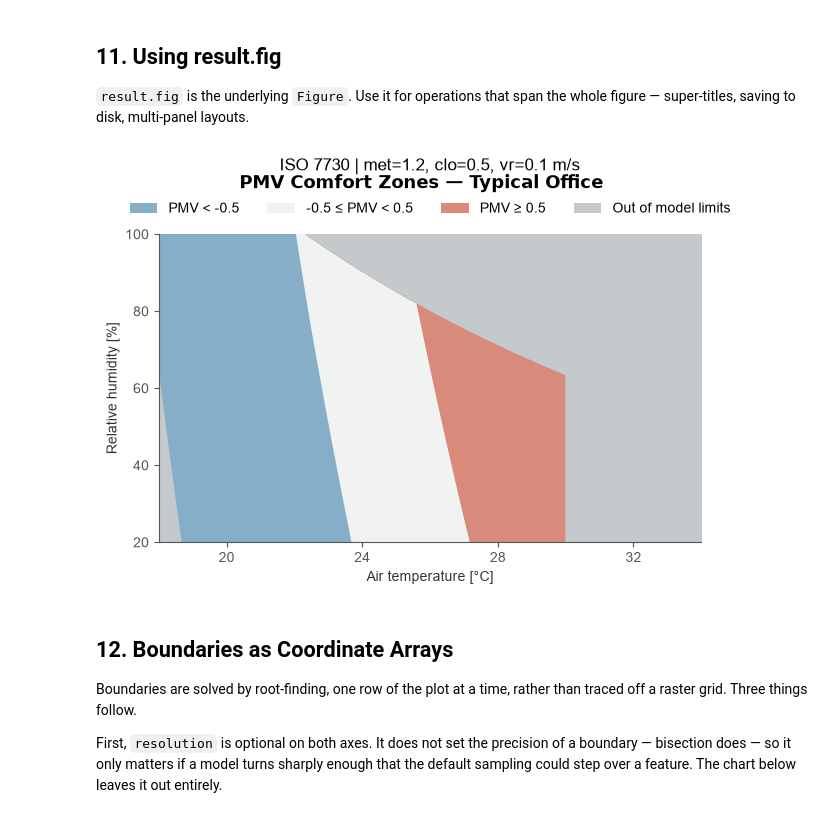
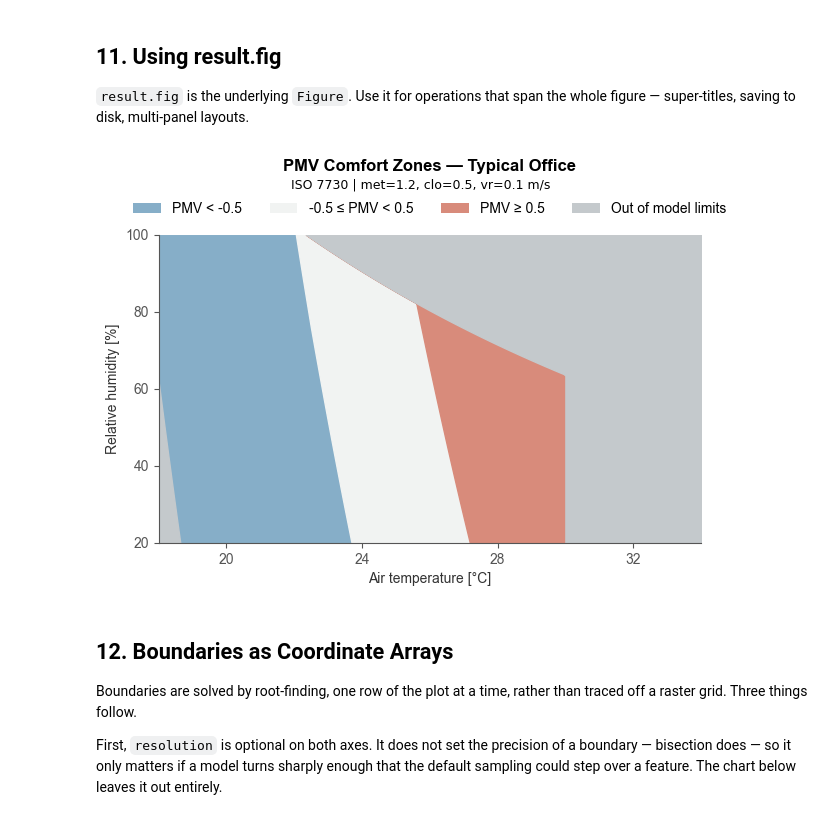
Before and after one commit to pythermalcomfort/pythermalcomfort, a Jupyter notebook: docs/documentation/plots/matplotlib/threshold_plot.ipynb, the cells around one changed output. Saved outputs shown, nothing was run; the diff lists cells and outputs as text; code cells hidden in the pictures.

```diff
--- a/docs/documentation/plots/matplotlib/threshold_plot.ipynb
+++ b/docs/documentation/plots/matplotlib/threshold_plot.ipynb
@@ -275,24 +285,24 @@ plt.show()
 # %%
 r = (
     ThresholdPlot(model_func=pmv_ppd_iso)
     .set_x_axis(name="tdb", min_val=18.0, max_val=34.0)
     .set_y_axis("rh", 20.0, 100.0)
     .set_params(vr=0.10, met=1.2, clo=0.5, wme=0.0)
     .set_regions(output="pmv", thresholds=[-0.5, 0.5])
     .plot()
 )
 
 r.fig.suptitle(
-    "PMV Comfort Zones — Typical Office", y=1.03, fontsize=13, fontweight="bold"
+    "ISO 7730 | met=1.2, clo=0.5, vr=0.1 m/s", y=1.02, x=0.5, fontsize=9, fontweight="light"
 )
-r.ax.set_title("ISO 7730 | met=1.2, clo=0.5, vr=0.1 m/s", y=1.18)
+r.ax.set_title("PMV Comfort Zones — Typical Office", y=1.18, x=0.5, fontsize=12, fontweight="demibold")
 r.ax.set_xlabel("Air temperature [°C]")
 r.ax.set_ylabel("Relative humidity [%]")
 
 # r.fig.savefig("pmv_threshold.png", dpi=150, bbox_inches="tight")
 plt.show()
 # %% [output]
-[figure, old version]
+[figure, new version]
 # %% [markdown]
 ## 12. Boundaries as Coordinate Arrays
 
```
Also changed, not shown: parts of 14 cells of this notebook.
